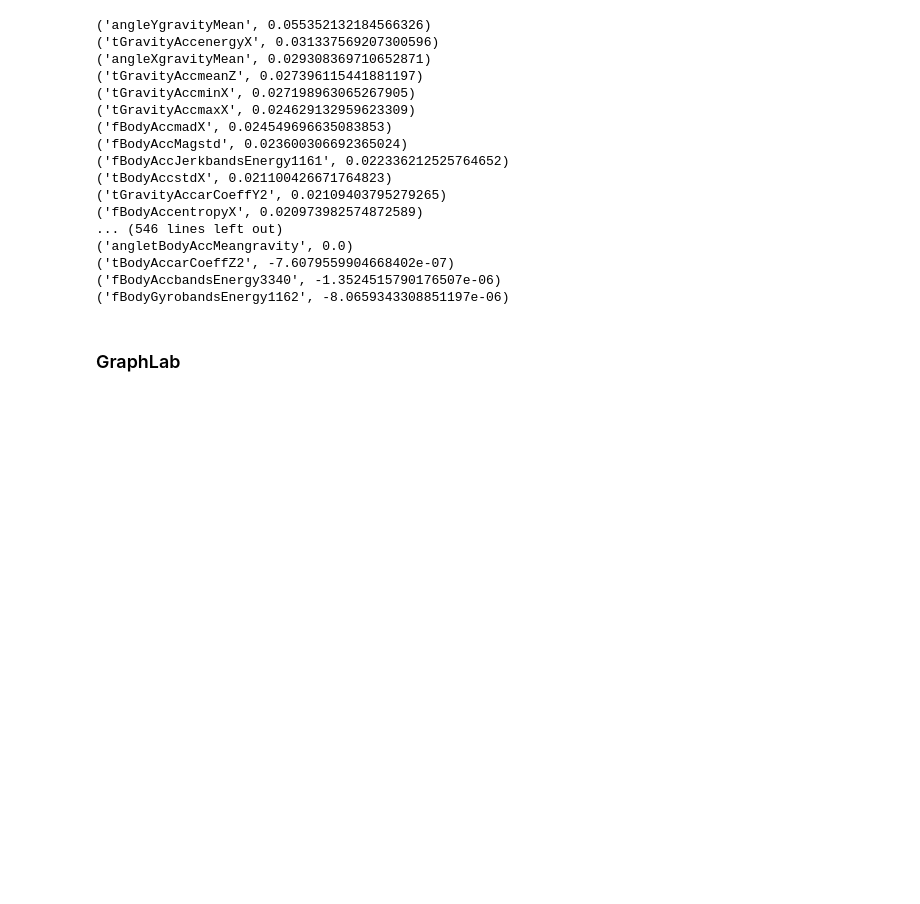
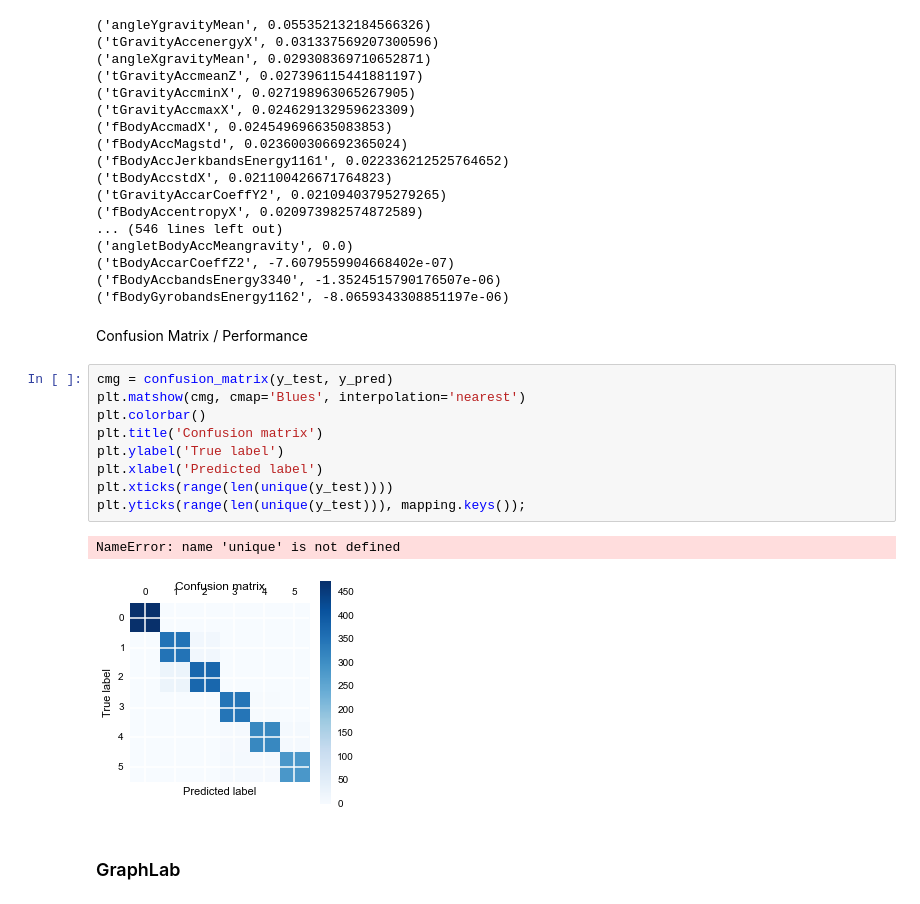
Before and after one commit to nyghtowl/Random_Forests, a Jupyter notebook: Random Forest WB.ipynb, the cells around one changed output. Cells and saved outputs as stored; diff of their text form; blank space fills up the shorter version.

Commit message:
Created confusion matrix for performance.

```diff
--- a/Random Forest WB.ipynb
+++ b/Random Forest WB.ipynb
@@ -188,6 +188,20 @@ for fea in imp:
 ('tBodyAccarCoeffZ2', -7.6079559904668402e-07)
 ('fBodyAccbandsEnergy3340', -1.3524515790176507e-06)
 ('fBodyGyrobandsEnergy1162', -8.0659343308851197e-06)
+# %% [markdown]
+Confusion Matrix / Performance
+# %%
+cmg = confusion_matrix(y_test, y_pred)
+plt.matshow(cmg, cmap='Blues', interpolation='nearest')
+plt.colorbar()
+plt.title('Confusion matrix')
+plt.ylabel('True label')
+plt.xlabel('Predicted label')
+plt.xticks(range(len(unique(y_test))))
+plt.yticks(range(len(unique(y_test))), mapping.keys());
+# %% [output]
+NameError: name 'unique' is not defined
+[figure, added]
 # %% [markdown]
 ### GraphLab
 # %%
```
Also changed, not shown: parts of 2 cells of this notebook.
